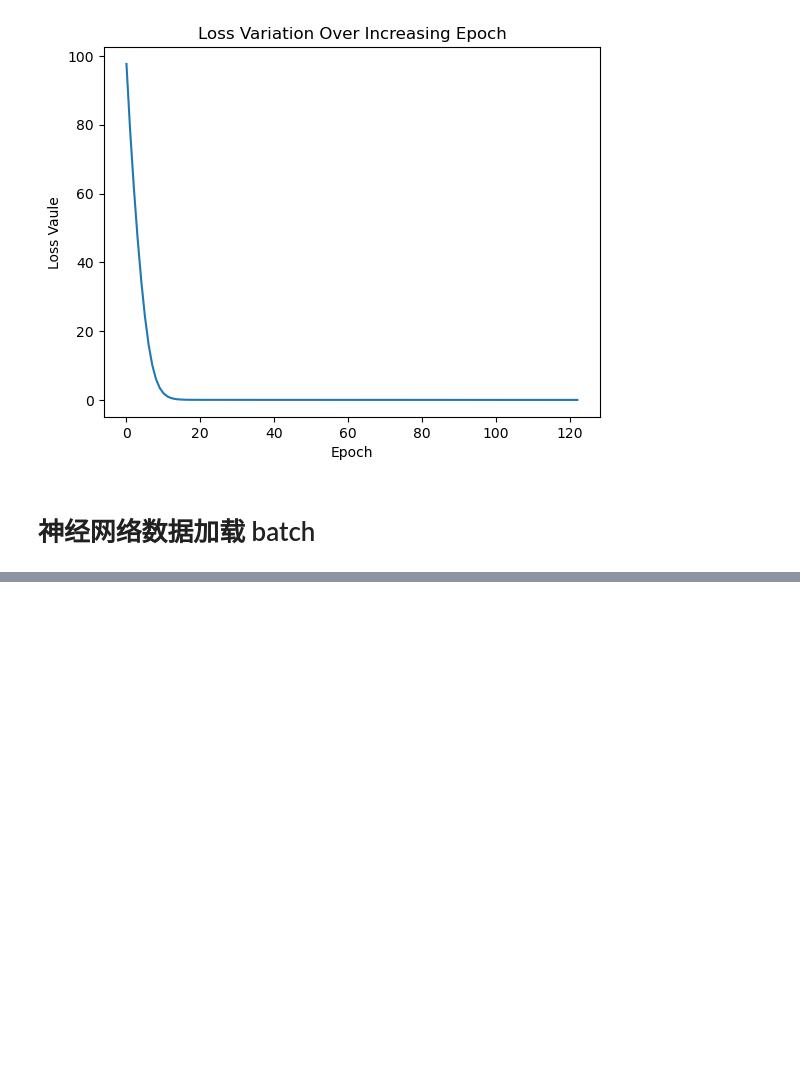
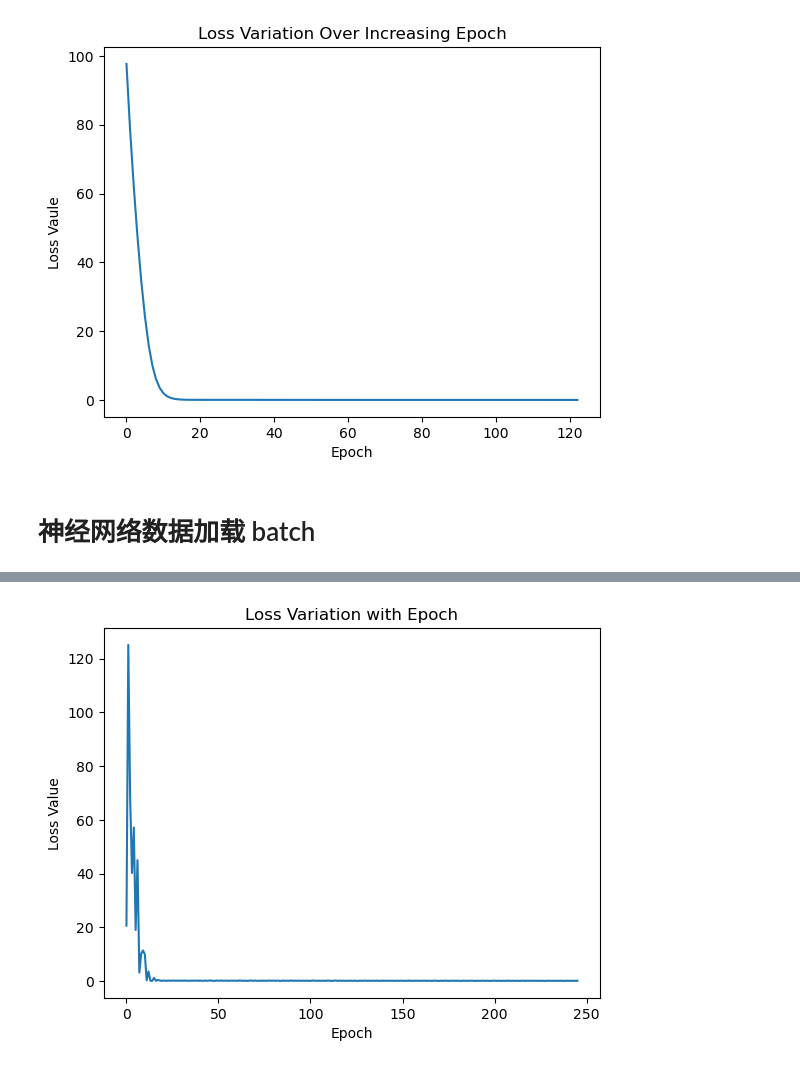
Before and after one commit to miraclebai/pytorch_practice, a Jupyter notebook: practice.ipynb, the cells around one changed output, grey strips where cells are left out. Cells and saved outputs as stored; diff of their text form; code cells hidden in the pictures; blank space fills up the shorter version.

```diff
--- a/practice.ipynb
+++ b/practice.ipynb
@@ -1388,7 +1370,7 @@ from torch.utils.data import Dataset, DataLoader
 import torch
 import torch.nn as nn
 import time
-
+from torch.optim import SGD
 # Initialize dataset
 x = [[1, 2], [3, 4], [5, 6], [7, 8]]
 y = [[3], [7], [11], [15]]
@@ -1435,10 +1417,11 @@ class MyNeuralNet(nn.Module):
 
     # Define forward method
     def forward(self, x):
-        x = self.input_to_hidden_layer(x)
-        x = self.hidden_layer_activation(x)
-        x = self.hidden_to_output_layer(x)
-        return x
+        hidden1 = self.input_to_hidden_layer(x)
+        hidden2 = self.hidden_layer_activation(hidden1)
+        x = self.hidden_to_output_layer(hidden2)
+        return x, hidden2
+
 
 # Example
 mynet = MyNeuralNet().to(device)
@@ -1458,15 +1441,17 @@ for epoch in range(123):
     for data in dl:
         x, y = data
         opt.zero_grad()
-        loss_value = loss_f(mynet(x), y)
+        y_pred, _ = mynet(x)
+        loss_value = loss_f(y_pred, y)
         loss_value.backward()
         opt.step()
         list.append(loss_value.item())
 end_time = time.time()
-print(end_time - start_time)
+print("Time: ", end_time - start_time)
 
 # Test
 val_x = [[23, 24]]
 val_x = torch.tensor(val_x).float().to(device)
-print(mynet(val_x))
+print("Pred: ", mynet(val_x))
+print("Hidden Layer: ", mynet(x)[1])
 # %% [output]
@@ -1489,0 +1477,72 @@ tensor([[46.0157]], device='mps:0', grad_fn=<LinearBackward0>)
+# %%
+import torch
+import torch.nn as nn
+import numpy as np
+import time
+from torch.optim import SGD
+from torch.utils.data import Dataset, DataLoader
+from torchsummary import summary
+import matplotlib.pyplot as plt
+
+device = 'mps' if torch.cuda.is_available() else 'cpu'
+
+# Dataset
+x = [[1, 2], [3, 4], [5, 6], [7, 8]]
+y = [[3], [7], [11], [15]]
+class MyDataset(Dataset):
+    def __init__(self, x, y):
+        self.x = torch.tensor(x).float().to(device)
+        self.y = torch.tensor(y).float().to(device)
+    def __getitem__(self, ix):
+        return self.x[ix], self.y[ix]
+    def __len__(self):
+        return len(self.x)
+
+# Define ds and dl
+ds = MyDataset(x, y)
+dl = DataLoader(ds, batch_size = 2, shuffle = True)
+
+# Model
+model = nn.Sequential(
+    nn.Linear(2, 8),
+    nn.ReLU(),
+    nn.Linear(8, 1)
+).to(device)
+
+print(summary(model, (2, )))
+
+# Loss func and optimizer
+loss_f = nn.MSELoss()
+opt = SGD(model.parameters(), lr = 0.001)
+
+# Training
+list = []
+start = time.time()
+for epoch in range(123):
+    for ix, iy in dl:
+        opt.zero_grad()
+        loss_value = loss_f(model(ix), iy)
+        loss_value.backward()
+        opt.step()
+        list.append(loss_value.item())
+end = time.time()
+print(end - start)
+
+plt.plot(list)
+plt.xlabel("Epoch")
+plt.ylabel("Loss Value")
+plt.title("Loss Variation with Epoch")
+plt.show()
+
+# Test
+val_x = [[8, 9], [13, 14], [3.5, 5.5]]
+val_x = torch.tensor(val_x).float().to(device)
+print(model(val_x))
+
+# The State of Model
+print("State: ", model.state_dict())
+
+# Save Model
+save_path = 'myModel.pth'
+torch.save(model.state_dict(), save_path)
+# %% [output]
@@ -1489,0 +1567 @@ tensor([[46.0157]], device='mps:0', grad_fn=<LinearBackward0>)
+[figure, added]
```
Also changed, not shown: parts of 11 cells of this notebook, 10 other files.
